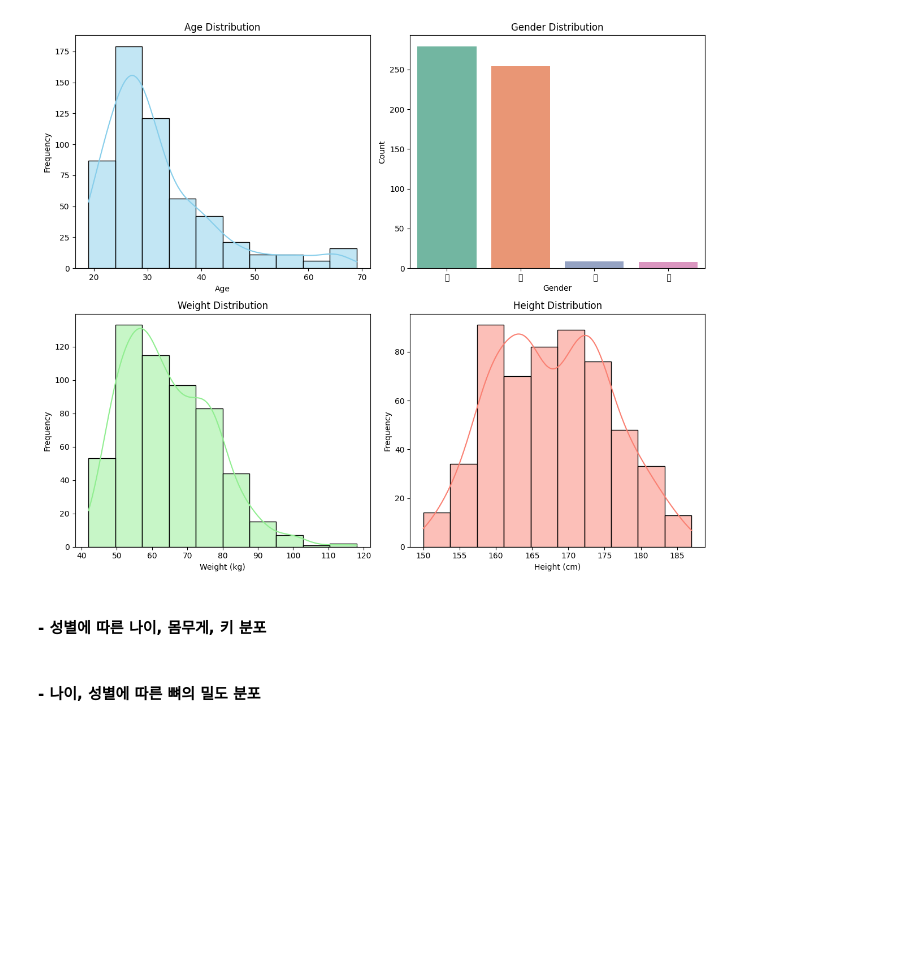
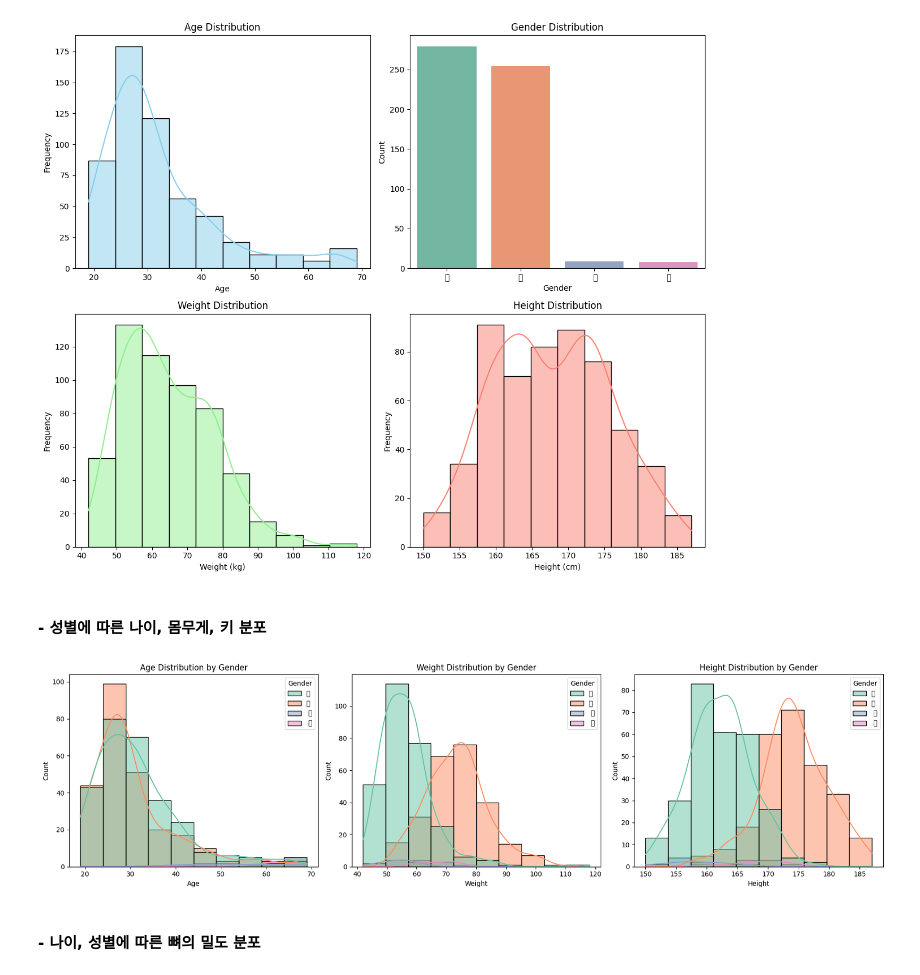
Before and after one commit to boostcampaitech7/level2-cv-semanticsegmentation-cv-07-lv3, a Jupyter notebook: eda/eda.ipynb, the cells around one changed output. Saved outputs shown, nothing was run; the diff lists cells and outputs as text; code cells hidden in the pictures; blank space fills up the shorter version.

```diff
--- a/eda/eda.ipynb
+++ b/eda/eda.ipynb
@@ -85,6 +85,28 @@ Passing `palette` without assigning `hue` is deprecated and will be removed in v
 [figure]
 # %% [markdown]
 #### - 성별에 따른 나이, 몸무게, 키 분포
+# %%
+plt.figure(figsize=(18, 5))
+
+# 성별에 따른 나이 분포
+plt.subplot(1, 3, 1)
+sns.histplot(data=meta_data, x="Age", hue="Gender", bins=10, kde=True, palette="Set2")
+plt.title("Age Distribution by Gender")
+
+# 성별에 따른 몸무게 분포
+plt.subplot(1, 3, 2)
+sns.histplot(data=meta_data, x="Weight", hue="Gender", bins=10, kde=True, palette="Set2")
+plt.title("Weight Distribution by Gender")
+
+# 성별에 따른 키 분포
+plt.subplot(1, 3, 3)
+sns.histplot(data=meta_data, x="Height", hue="Gender", bins=10, kde=True, palette="Set2")
+plt.title("Height Distribution by Gender")
+
+plt.tight_layout()
+plt.show()
+# %% [output]
+[figure, added]
 # %% [markdown]
 #### - 나이, 성별에 따른 뼈의 밀도 분포
 # %% [markdown]
```
